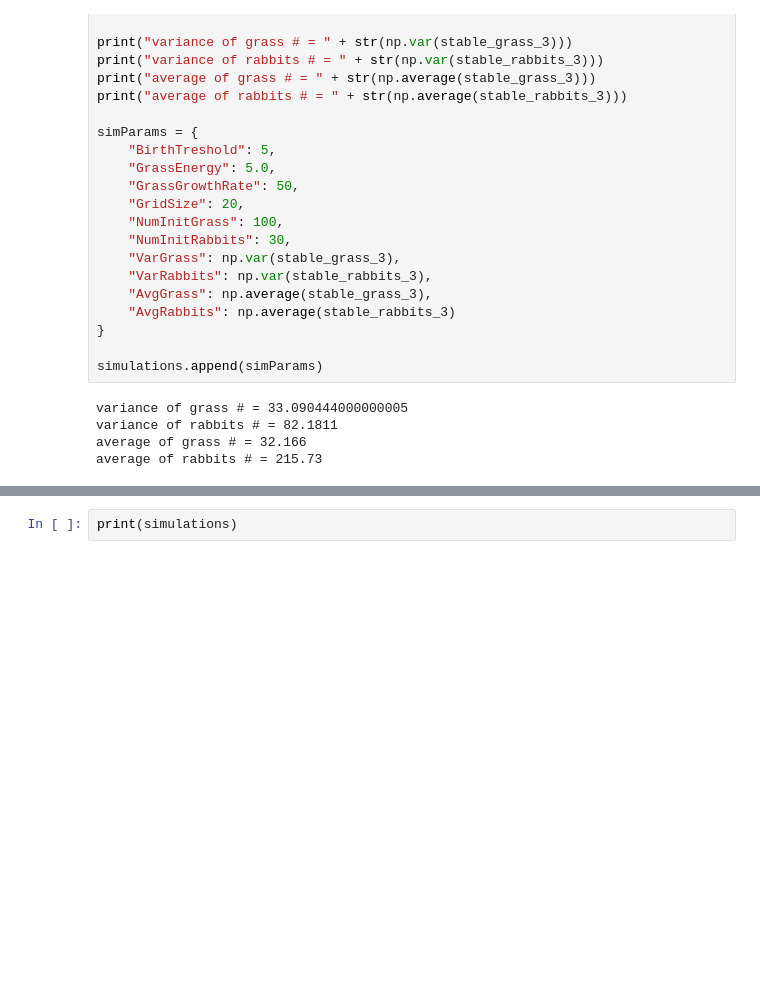
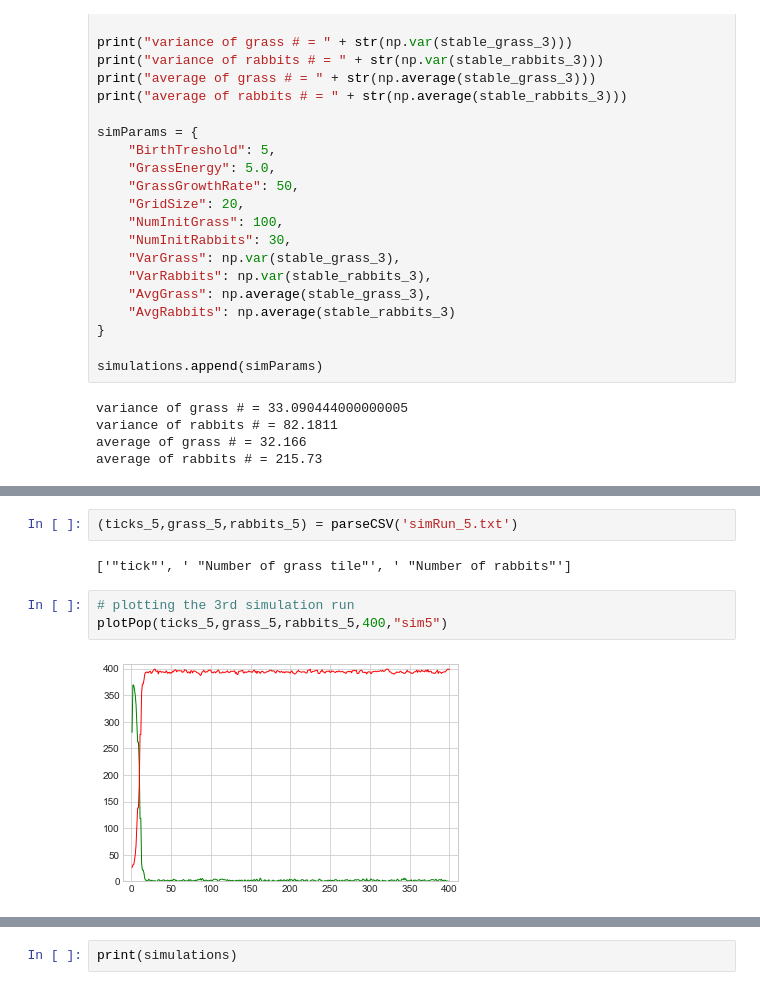
Before and after one commit to RenardDesNeiges/CS-430_1_Rabbits, a Jupyter notebook: report/plots/plot_notebook.ipynb, the cells around one changed output, grey strips where cells are left out. Cells and saved outputs as stored; diff of their text form; blank space fills up the shorter version.

```diff
--- a/report/plots/plot_notebook.ipynb
+++ b/report/plots/plot_notebook.ipynb
@@ -226,0 +290,9 @@ average of rabbits # = 215.73
+# %%
+(ticks_5,grass_5,rabbits_5) = parseCSV('simRun_5.txt')
+# %% [output]
+['"tick"', ' "Number of grass tile"', ' "Number of rabbits"']
+# %%
+# plotting the 3rd simulation run
+plotPop(ticks_5,grass_5,rabbits_5,400,"sim5")
+# %% [output]
+[figure, added]
```
Also changed, not shown: parts of 26 cells of this notebook, 14 other files.
